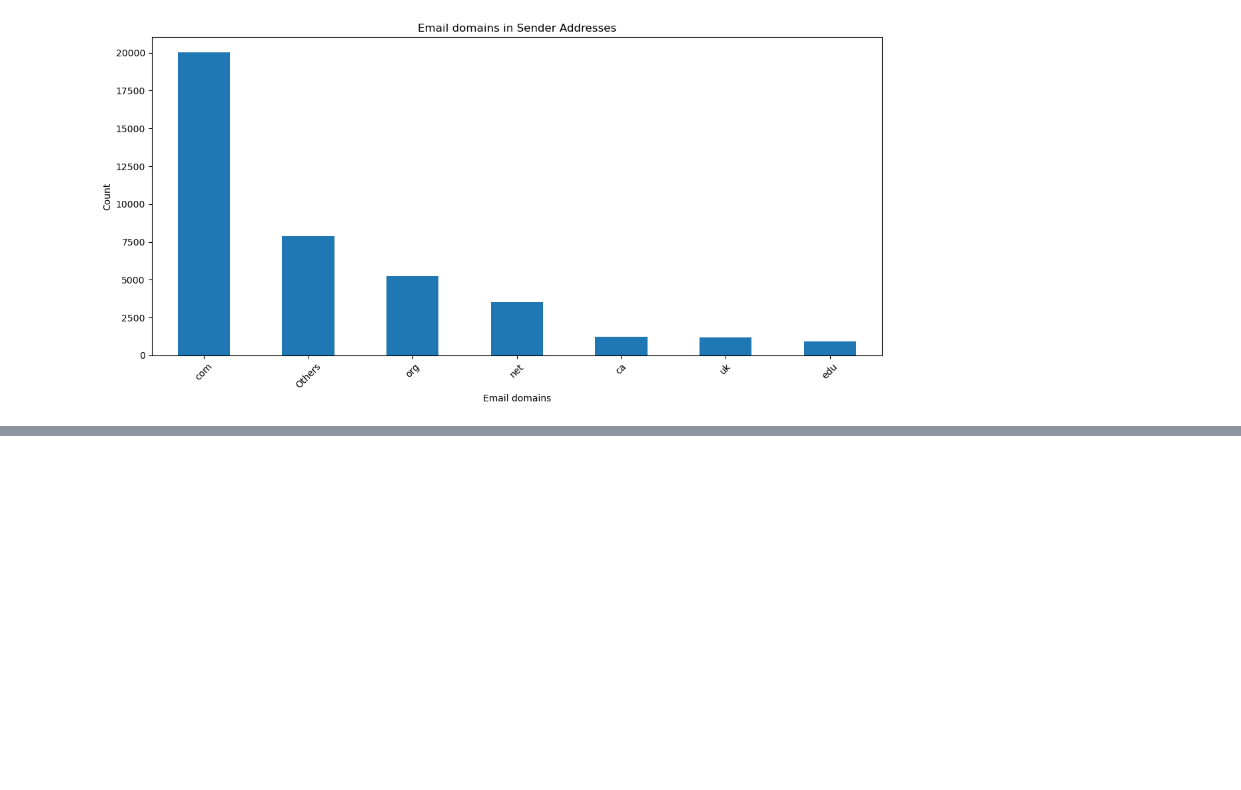
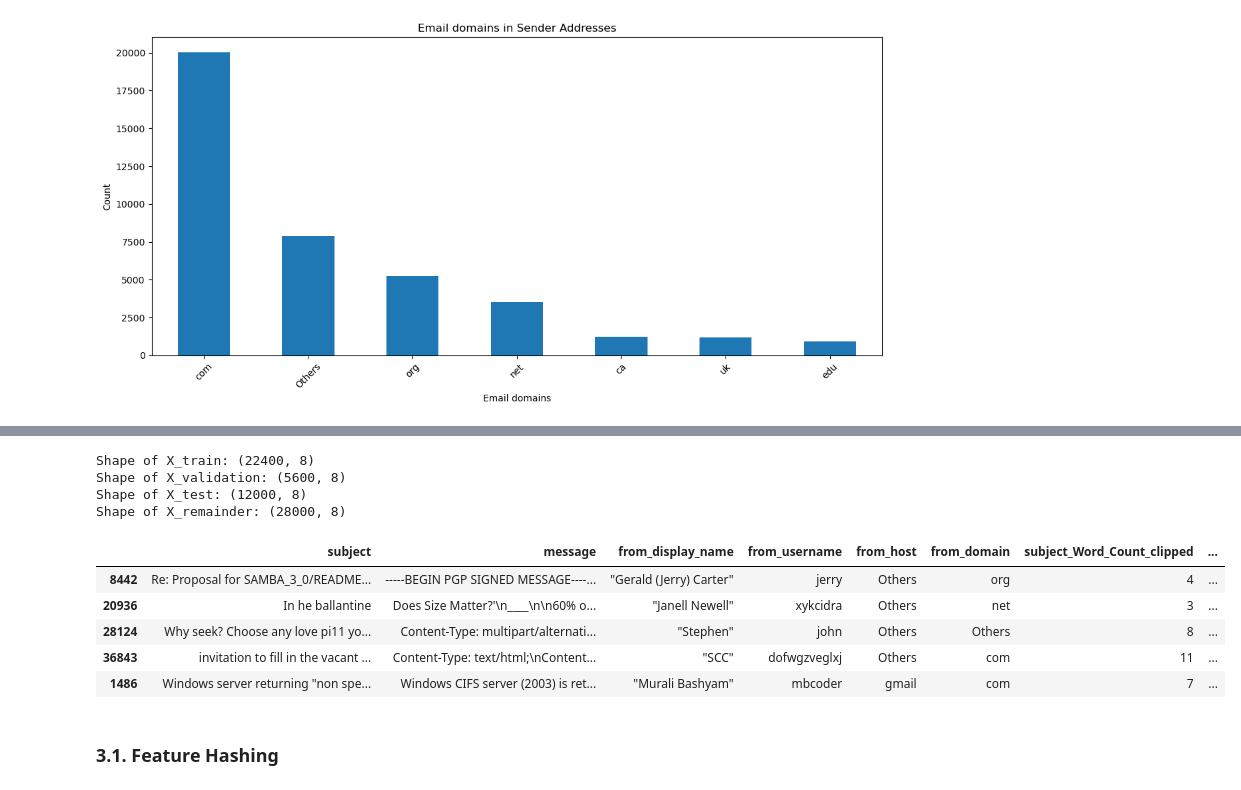
Before and after one commit to dfrancis-tech/email_spam, a Jupyter notebook: Feature_Engineering.ipynb, the cells around one changed output, grey strips where cells are left out. Saved outputs shown, nothing was run; the diff lists cells and outputs as text; code cells hidden in the pictures; blank space fills up the shorter version.

```diff
--- a/Feature_Engineering.ipynb
+++ b/Feature_Engineering.ipynb
@@ -412,0 +469,21 @@ Shape of X_test: (12000, 8)
+# %%
+# Shapes of Split data
+print("Shape of X_train:", X_train.shape)
+print("Shape of X_validation:", X_validation.shape)
+print("Shape of X_test:", X_test.shape)
+print("Shape of X_remainder:", X_remainder.shape)
+# %% [output]
+Shape of X_train: (22400, 8)
+Shape of X_validation: (5600, 8)
+Shape of X_test: (12000, 8)
+Shape of X_remainder: (28000, 8)
+# %%
+# Checking the head of X_train
+X_train.head()
+# %% [output]
+|  | subject | message | from_display_name | from_username | from_host | from_domain | subject_Word_Count_clipped | ... |
+| 8442 | Re: Proposal for SAMBA_3_0/README... | -----BEGIN PGP SIGNED MESSAGE----... | "Gerald (Jerry) Carter" | jerry | Others | org | 4 | ... |
+| 20936 | In he ballantine | Does Size Matter?'\n____\n\n60% o... | "Janell Newell" | xykcidra | Others | net | 3 | ... |
+| 28124 | Why seek? Choose any love pi11 yo... | Content-Type: multipart/alternati... | "Stephen" | john | Others | Others | 8 | ... |
+| 36843 | invitation to fill in the vacant ... | Content-Type: text/html;\nContent... | "SCC" | dofwgzveglxj | Others | com | 11 | ... |
+| 1486 | Windows server returning "non spe... | Windows CIFS server (2003) is ret... | "Murali Bashyam" | mbcoder | gmail | com | 7 | ... |
@@ -412,0 +492,3 @@ Shape of X_test: (12000, 8)
+# %% [markdown]
+<a id = "fh"></a>
+### 3.1. Feature Hashing
```
Also changed, not shown: parts of 35 cells of this notebook.
